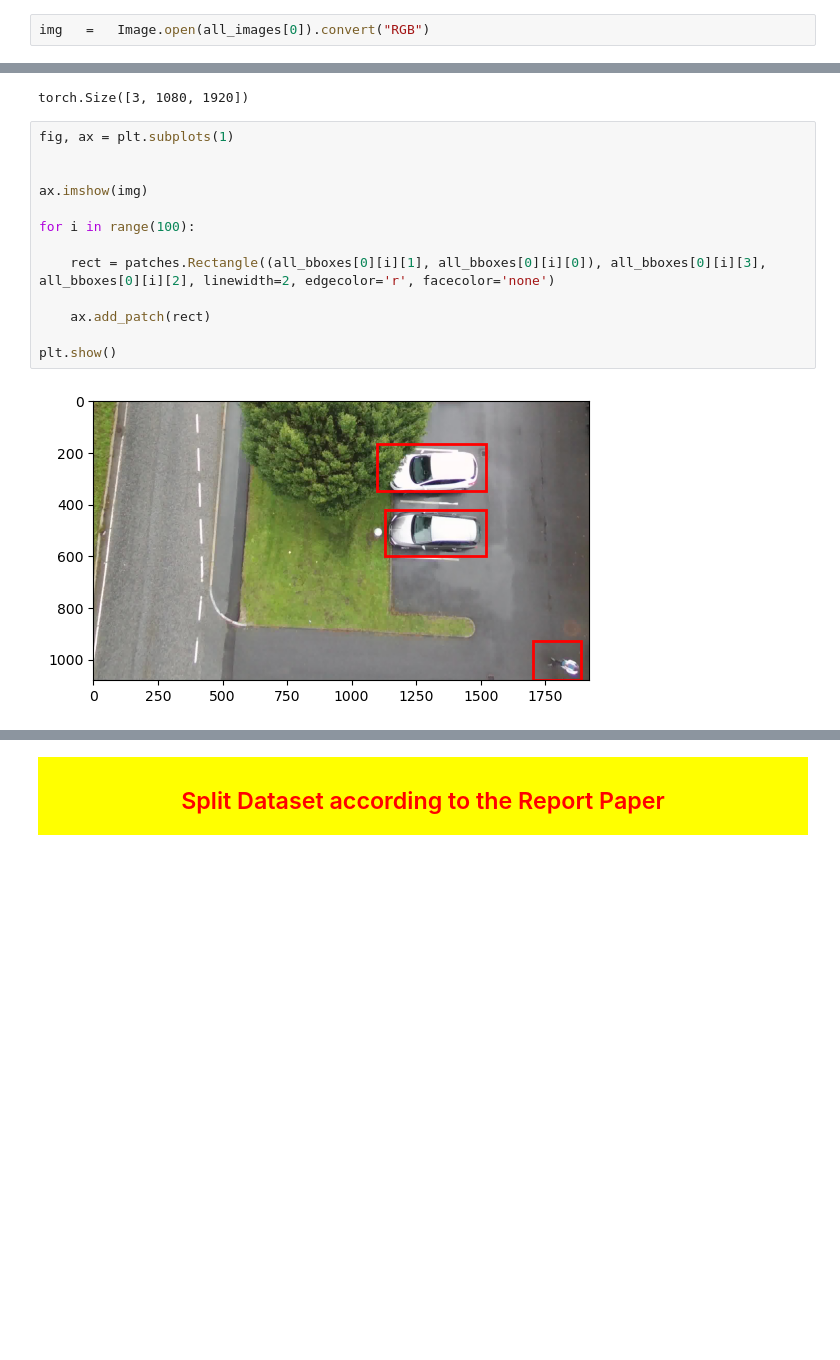
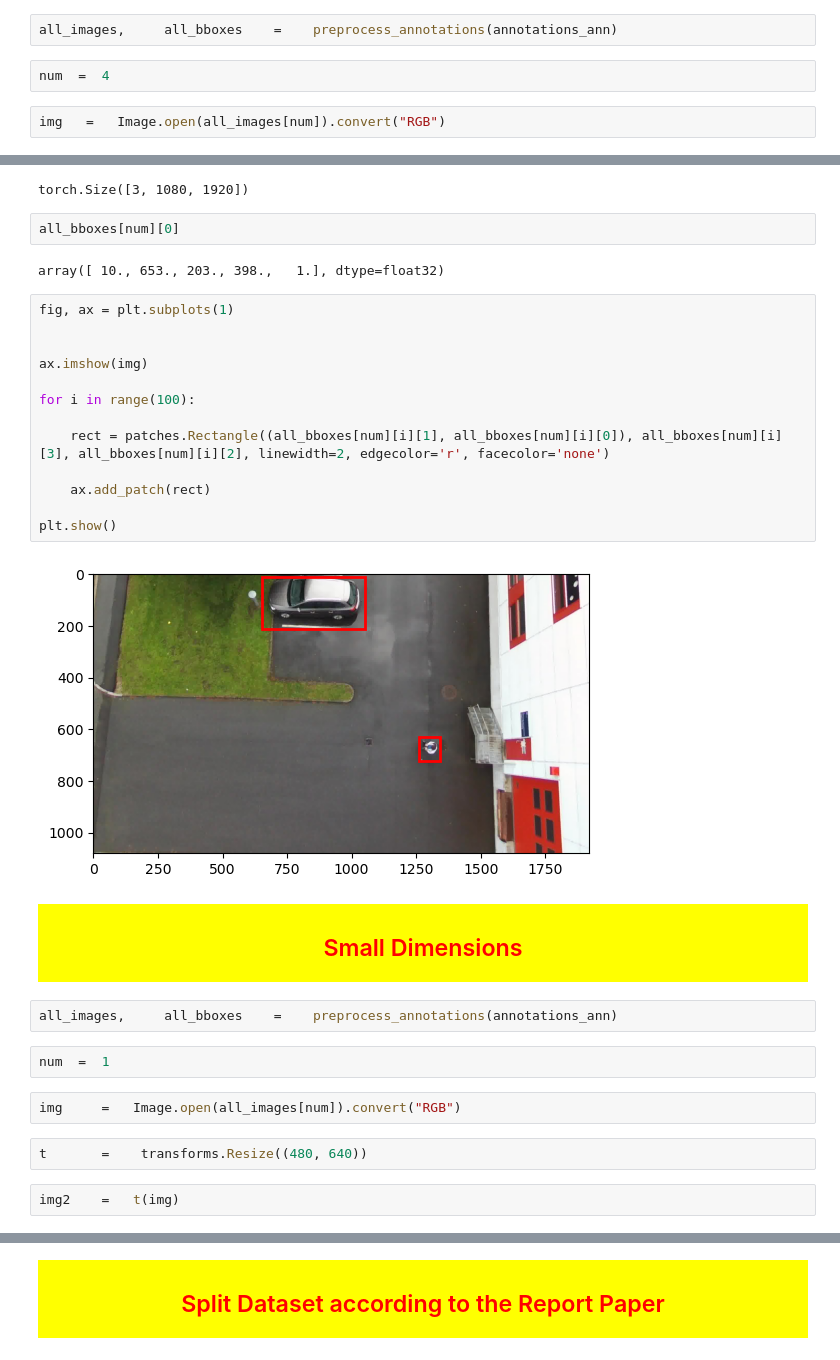
Before and after one commit to turgay-yildiz/DI-725-Transformers-and-Attention-Based-Deep-Networks-, a Jupyter notebook: Assignment_2/DI_725_Assignment_2__2697258.ipynb, the cells around one changed output, grey strips where cells are left out. Saved outputs shown, nothing was run; the diff lists cells and outputs as text; blank space fills up the shorter version.

```diff
--- a/Assignment_2/DI_725_Assignment_2__2697258.ipynb
+++ b/Assignment_2/DI_725_Assignment_2__2697258.ipynb
@@ -281,23 +285,45 @@ array([[1.630e+02, 1.098e+03, 1.850e+02, 4.200e+02, 1.000e+00],
+# %%
+all_images,     all_bboxes    =    preprocess_annotations(annotations_ann)
+# %%
+num  =  4
 # %%
-img   =   Image.open(all_images[0]).convert("RGB")
+img   =   Image.open(all_images[num]).convert("RGB")
 # %%
 image = transforms.ToTensor()(img)
 # %%
 image.shape
 # %% [output]
 torch.Size([3, 1080, 1920])
+# %%
+all_bboxes[num][0]
+# %% [output]
+array([ 10., 653., 203., 398.,   1.], dtype=float32)
 # %%
 fig, ax = plt.subplots(1)
 
 
 ax.imshow(img)
 
 for i in range(100):
 
-    rect = patches.Rectangle((all_bboxes[0][i][1], all_bboxes[0][i][0]), all_bboxes[0][i][3], all_bboxes[0][i][2], linewidth=2, edgecolor='r', facecolor='none')
+    rect = patches.Rectangle((all_bboxes[num][i][1], all_bboxes[num][i][0]), all_bboxes[num][i][3], all_bboxes[num][i][2], linewidth=2, edgecolor='r', facecolor='none')
 
     ax.add_patch(rect)
 
 plt.show()
 # %% [output]
-[figure, old version]
+[figure, new version]
+# %% [markdown]
+<div span style="background-color:yellow;    color:red;      text-align:center;    padding:5px;">
+<h2>  Small Dimensions</h2>
+</div>
+# %%
+all_images,     all_bboxes    =    preprocess_annotations(annotations_ann)
+# %%
+num  =  1
+# %%
+img     =   Image.open(all_images[num]).convert("RGB")
+# %%
+t       =    transforms.Resize((480, 640))
+# %%
+img2    =   t(img)
```
Also changed, not shown: parts of 27 cells of this notebook.
